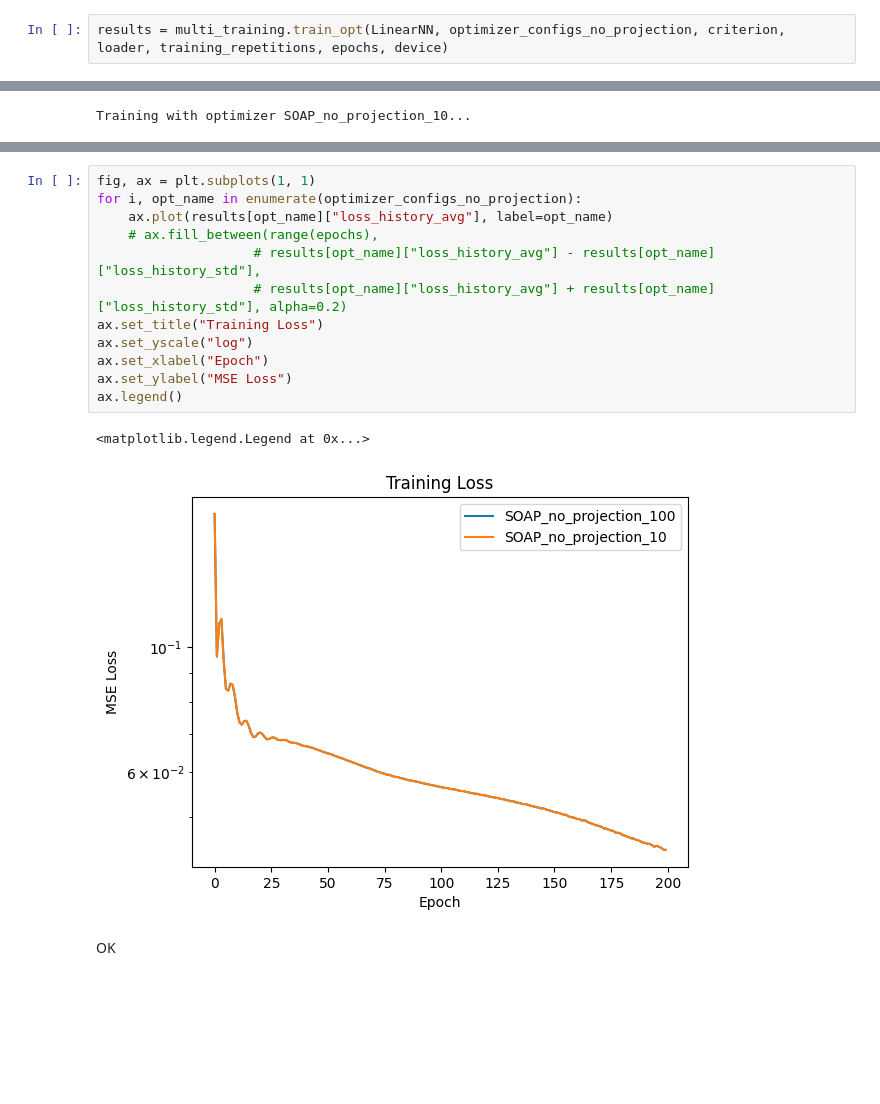
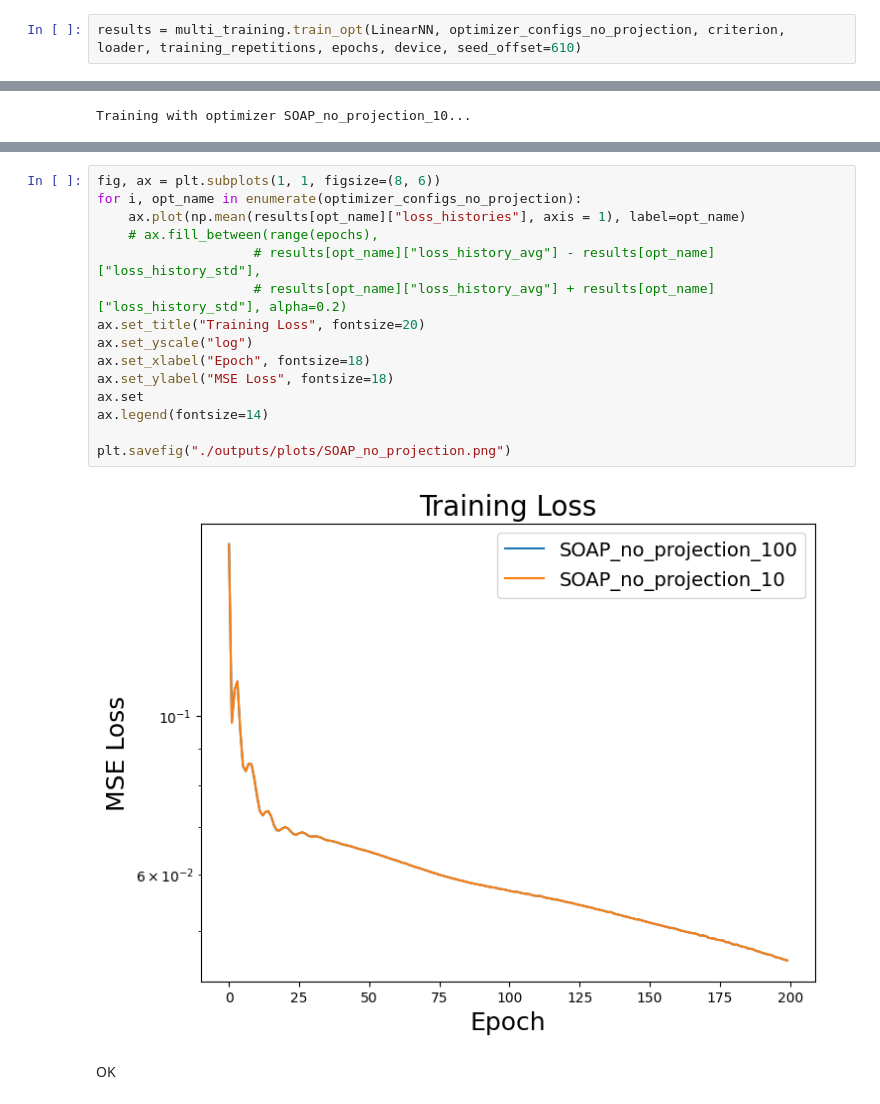
Before and after one commit to npicchiarelli/p01_optimization, a Jupyter notebook: 01_nonlinear_regression/optimizer_experiments.ipynb, the cells around one changed output, grey strips where cells are left out. Cells and saved outputs as stored; diff of their text form; blank space fills up the shorter version.

```diff
--- a/01_nonlinear_regression/optimizer_experiments.ipynb
+++ b/01_nonlinear_regression/optimizer_experiments.ipynb
@@ -80,7 +80,7 @@ optimizer_configs_no_projection = {
 epochs = 200
 training_repetitions = 1
 # %%
-results = multi_training.train_opt(LinearNN, optimizer_configs_no_projection, criterion, loader, training_repetitions, epochs, device)
+results = multi_training.train_opt(LinearNN, optimizer_configs_no_projection, criterion, loader, training_repetitions, epochs, device, seed_offset=610)
 # %% [output]
 Training with optimizer SOAP_no_projection_100...
 Training with optimizer SOAP_no_projection_10...
@@ -104,18 +104,20 @@ for i, opt_name in enumerate(optimizer_configs_no_projection):
 # %%
-fig, ax = plt.subplots(1, 1)
+fig, ax = plt.subplots(1, 1, figsize=(8, 6))
 for i, opt_name in enumerate(optimizer_configs_no_projection):
-    ax.plot(results[opt_name]["loss_history_avg"], label=opt_name)
+    ax.plot(np.mean(results[opt_name]["loss_histories"], axis = 1), label=opt_name)
     # ax.fill_between(range(epochs),
                     # results[opt_name]["loss_history_avg"] - results[opt_name]["loss_history_std"],
                     # results[opt_name]["loss_history_avg"] + results[opt_name]["loss_history_std"], alpha=0.2)
-ax.set_title("Training Loss")
+ax.set_title("Training Loss", fontsize=20)
 ax.set_yscale("log")
-ax.set_xlabel("Epoch")
-ax.set_ylabel("MSE Loss")
-ax.legend()
+ax.set_xlabel("Epoch", fontsize=18)
+ax.set_ylabel("MSE Loss", fontsize=18)
+ax.set
+ax.legend(fontsize=14)
+
+plt.savefig("./outputs/plots/SOAP_no_projection.png")
 # %% [output]
-<matplotlib.legend.Legend at 0x...>
-[figure, old version]
+[figure, new version]
 # %% [markdown]
 OK
 # %%
```
Also changed, not shown: parts of 13 cells of this notebook.
